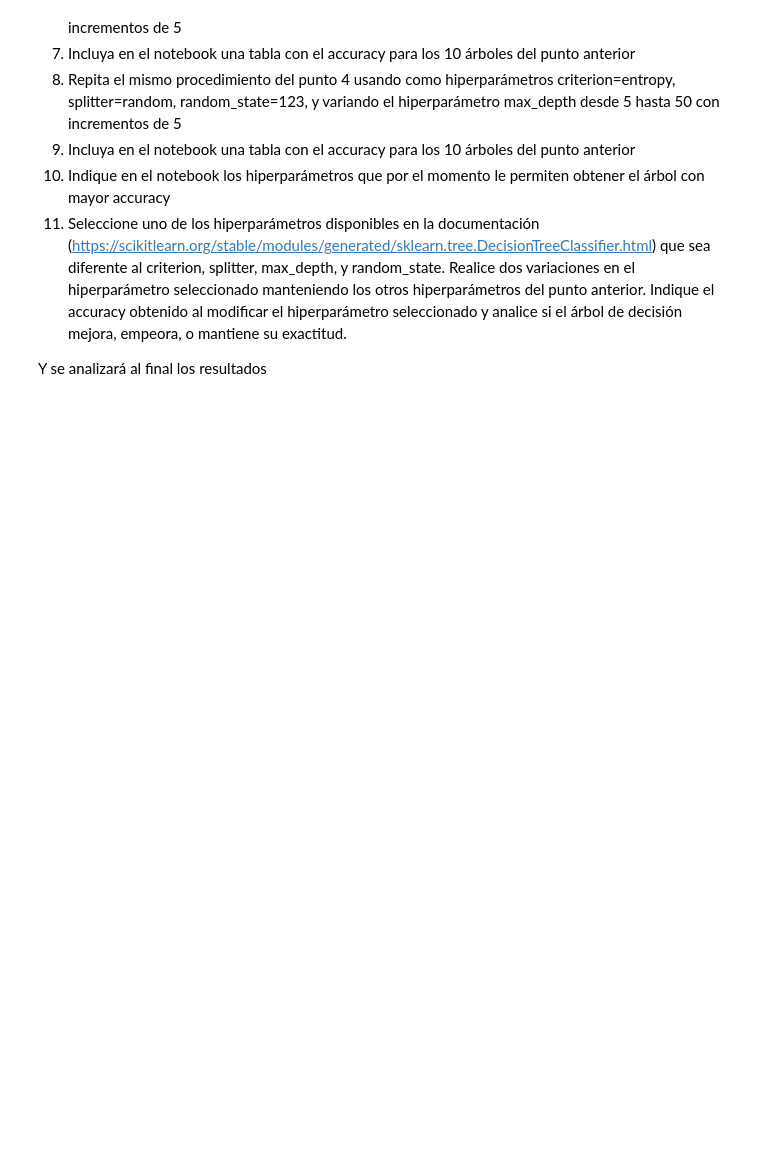
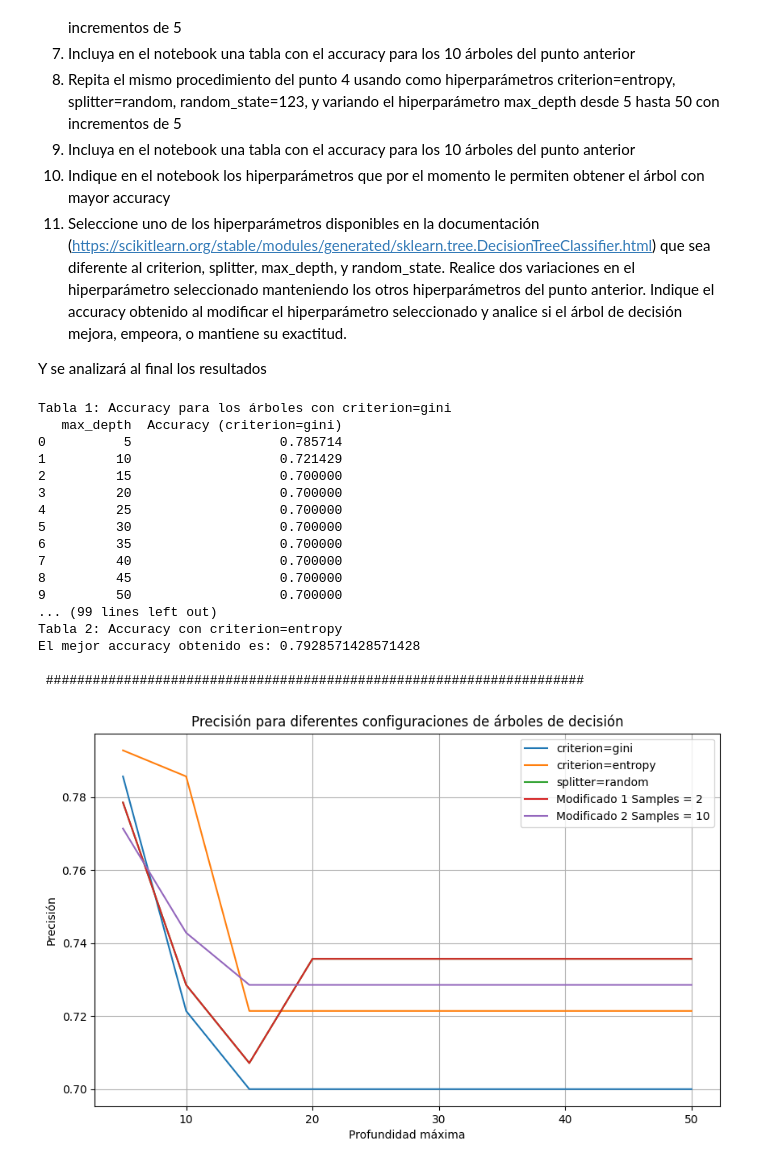
Before and after one commit to Johandarkness/MachineLearningInforme, a Jupyter notebook: Notebook2.ipynb, the cells around one changed output. Saved outputs shown, nothing was run; the diff lists cells and outputs as text; code cells hidden in the pictures; blank space fills up the shorter version.

```diff
--- a/Notebook2.ipynb
+++ b/Notebook2.ipynb
@@ -213,30 +213,66 @@ else:
     mejor_tabla = 'Tabla 3_2: Accuracy con splitter=random y min_samples_split=10'
     mejor_accuracy = max_accuracy_3_2
 
 
 print("\n","#####################################################################","\n")
 # Mostrar el resultado del mejor accuracy
 print("El árbol de decisión modificado con el mejor accuracy se encuentra en:")
 print(mejor_tabla)
 print("El mejor accuracy obtenido es:", mejor_accuracy)
 
 max_accuracy_1 = tabla1['Accuracy (criterion=gini)'].max()
 max_accuracy_2 = tabla2['Accuracy (criterion=entropy)'].max()
 max_accuracy_3 = tabla3['Accuracy(splitter=random)'].max()
 
 # Determinar cuál tabla tiene el mejor accuracy
 if max_accuracy_1 > max_accuracy_2 and max_accuracy_1 > max_accuracy_3:
     mejor_tabla = 'Tabla 1: Accuracy con criterion=gini'
     mejor_accuracy = max_accuracy_1
 elif max_accuracy_2 > max_accuracy_1 and max_accuracy_2 > max_accuracy_3:
     mejor_tabla = 'Tabla 2: Accuracy con criterion=entropy'
     mejor_accuracy = max_accuracy_2
 else:
     mejor_tabla = 'Tabla 3: Accuracy con splitter=random'
     mejor_accuracy = max_accuracy_3
 print("\n","#####################################################################","\n")
 # Mostrar el resultado del mejor accuracy
 print("El árbol de decisión con el mejor accuracy se encuentra en:")
 print(mejor_tabla)
 print("El mejor accuracy obtenido es:", mejor_accuracy)
 print("\n","#####################################################################","\n")
+
+
+plt.figure(figsize=(10, 6))
+plt.plot(tabla1['max_depth'], tabla1['Accuracy (criterion=gini)'], label='criterion=gini')
+plt.plot(tabla2['max_depth'], tabla2['Accuracy (criterion=entropy)'], label='criterion=entropy')
+plt.plot(tabla3['max_depth'], tabla3['Accuracy(splitter=random)'], label='splitter=random')
+
+plt.plot(tabla3_1['max_depth'], tabla3_1['Accuracy(splitter=random, min_samples_split=2)'], label='Modificado 1 Samples = 2')
+plt.plot(tabla3_2['max_depth'], tabla3_2['Accuracy(splitter=random, min_samples_split=10)'], label='Modificado 2 Samples = 10')
+
+
+plt.xlabel('Profundidad máxima')
+plt.ylabel('Precisión')
+plt.title('Precisión para diferentes configuraciones de árboles de decisión')
+plt.legend()
+plt.grid(True)
+plt.show()
+# %% [output]
+Tabla 1: Accuracy para los árboles con criterion=gini
+   max_depth  Accuracy (criterion=gini)
+0          5                   0.785714
+1         10                   0.721429
+2         15                   0.700000
+3         20                   0.700000
+4         25                   0.700000
+5         30                   0.700000
+6         35                   0.700000
+7         40                   0.700000
+8         45                   0.700000
+9         50                   0.700000
+... (99 lines left out)
+Tabla 2: Accuracy con criterion=entropy
+El mejor accuracy obtenido es: 0.7928571428571428
+
+ #####################################################################
+[figure, added]
```
Also changed, not shown: parts of 1 cell of this notebook, 1 other file.
